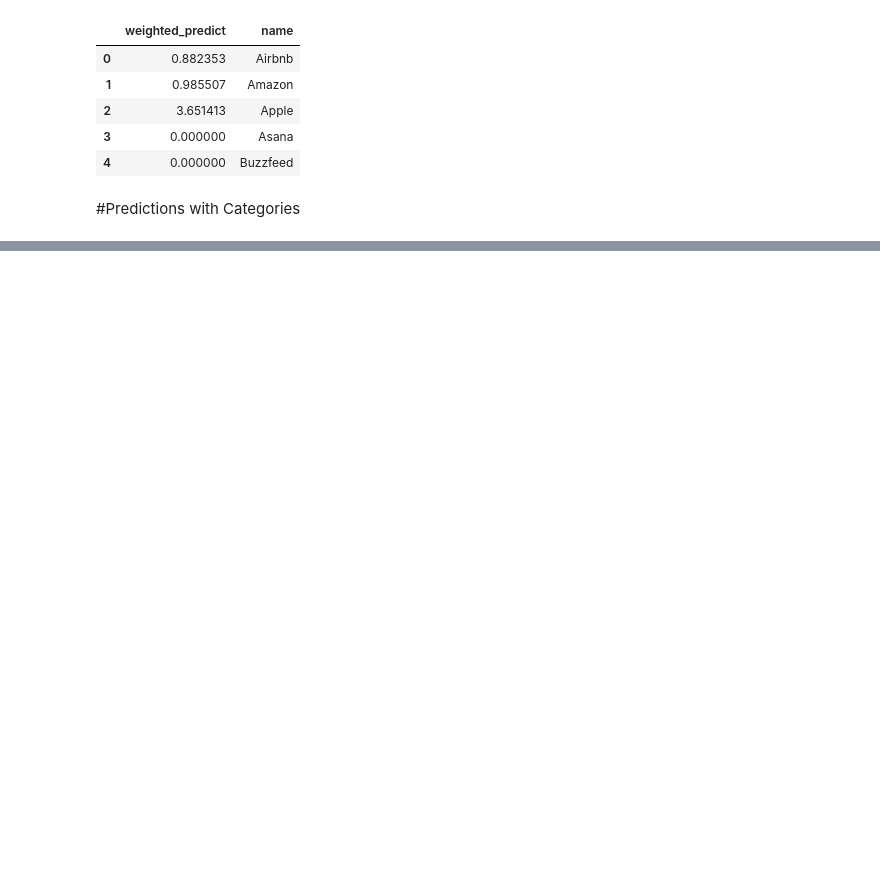
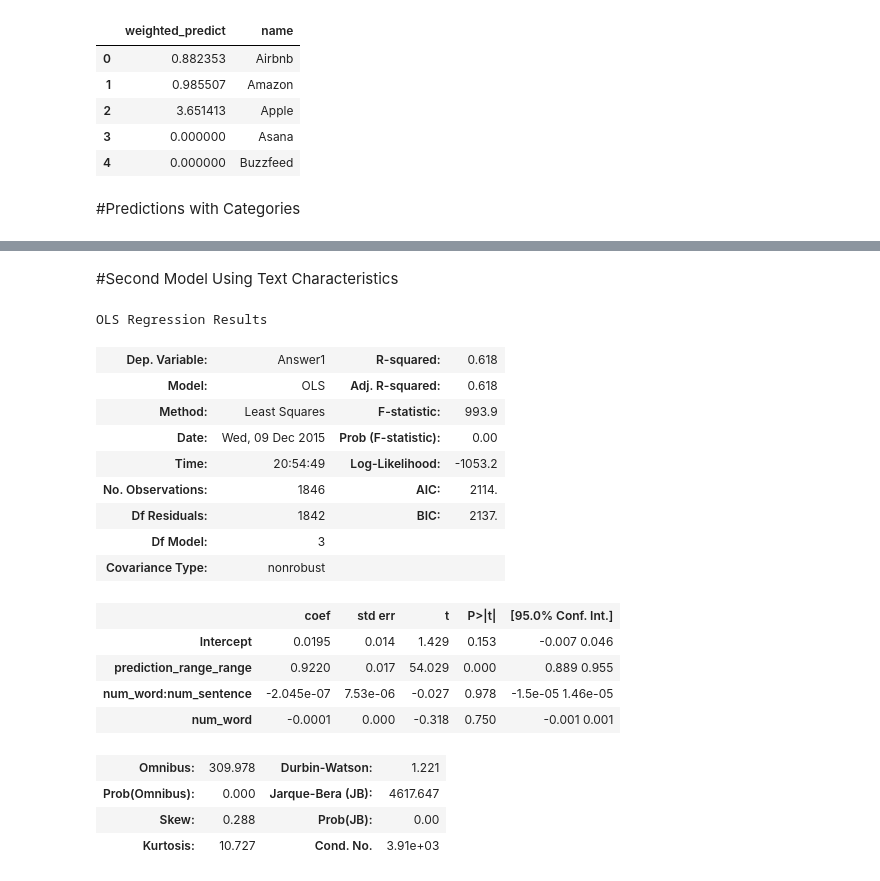
Before and after one commit to chaehwang/BigDaddyData, a Jupyter notebook: mechanical turk my poor money.ipynb, the cells around one changed output, grey strips where cells are left out. Drawn from its saved outputs; the diff is of its cells as text; code cells hidden in the pictures; blank space fills up the shorter version.

```diff
--- a/mechanical turk my poor money.ipynb
+++ b/mechanical turk my poor money.ipynb
@@ -254,7 +275,7 @@ ytrain=y[mask]
 xtest=X[~mask]
 ytest=y[~mask]
 
-best_rf = RandomForestClassifier(n_estimators=best_n_est, min_samples_split=2, n_jobs=-1).fit(xtrain,ytrain)
+best_rf = RandomForestClassifier(n_estimators=best_n_est, min_samples_split=2, n_jobs=-1, class_weight= 'auto').fit(xtrain,ytrain)
 rf_train_accuracy = best_rf.score(xtrain, ytrain)
 rf_test_accuracy = best_rf.score(xtest, ytest)
 
@@ -461,5 +482,5 @@ vectorizer = CountVectorizer(min_df=best_min_df)
 X, y = make_xyBinary(critics, vectorizer)
 # %%
 prediction = logistic.predict(X)
-print prediction
+critics['prediction_binary'] = prediction
 # %% [output]
@@ -499,4 +520,4 @@ final.to_csv("company_with_predictions.csv")
 vectorizer = CountVectorizer(min_df=best_min_df)
 X, y = make_xy(critics, vectorizer)
 # %%
-prediction = clf.predict(X)
+prediction = best_rf.predict(X)
@@ -507,3 +524,5 @@ array([0, 0, 0, ..., 0, 0, 0])
+# %%
+critics['prediction_range_range'] = prediction
 # %%
 critics['prediction_range'] = prediction*critics['score']
 # %%
@@ -518,3 +537,5 @@ final_weight['weighted_predict_range'] = weight_values
 final_weight['name'] = names
 # %%
 final_weight.to_csv("company_with_prediction_range.csv")
+# %% [markdown]
+#Second Model Using Text Characteristics
@@ -520,0 +545,23 @@ final_weight.to_csv("company_with_prediction_range.csv")
+# %%
+ols_model = ols('Answer1 ~prediction_range_range + num_word:num_sentence + num_word ', critics).fit()
+ols_model.summary()
+# %% [output]
+OLS Regression Results
+| Dep. Variable: | Answer1 | R-squared: | 0.618 |
+| Model: | OLS | Adj. R-squared: | 0.618 |
+| Method: | Least Squares | F-statistic: | 993.9 |
+| Date: | Wed, 09 Dec 2015 | Prob (F-statistic): | 0.00 |
+| Time: | 20:54:49 | Log-Likelihood: | -1053.2 |
+| No. Observations: | 1846 | AIC: | 2114. |
+| Df Residuals: | 1842 | BIC: | 2137. |
+| Df Model: | 3 |  |  |
+| Covariance Type: | nonrobust |  |  |
+|  | coef | std err | t | P>|t| | [95.0% Conf. Int.] |
+| Intercept | 0.0195 | 0.014 | 1.429 | 0.153 | -0.007 0.046 |
+| prediction_range_range | 0.9220 | 0.017 | 54.029 | 0.000 | 0.889 0.955 |
+| num_word:num_sentence | -2.045e-07 | 7.53e-06 | -0.027 | 0.978 | -1.5e-05 1.46e-05 |
+| num_word | -0.0001 | 0.000 | -0.318 | 0.750 | -0.001 0.001 |
+| Omnibus: | 309.978 | Durbin-Watson: | 1.221 |
+| Prob(Omnibus): | 0.000 | Jarque-Bera (JB): | 4617.647 |
+| Skew: | 0.288 | Prob(JB): | 0.00 |
+| Kurtosis: | 10.727 | Cond. No. | 3.91e+03 |
```
Also changed, not shown: parts of 10 cells of this notebook, 25 other files.
